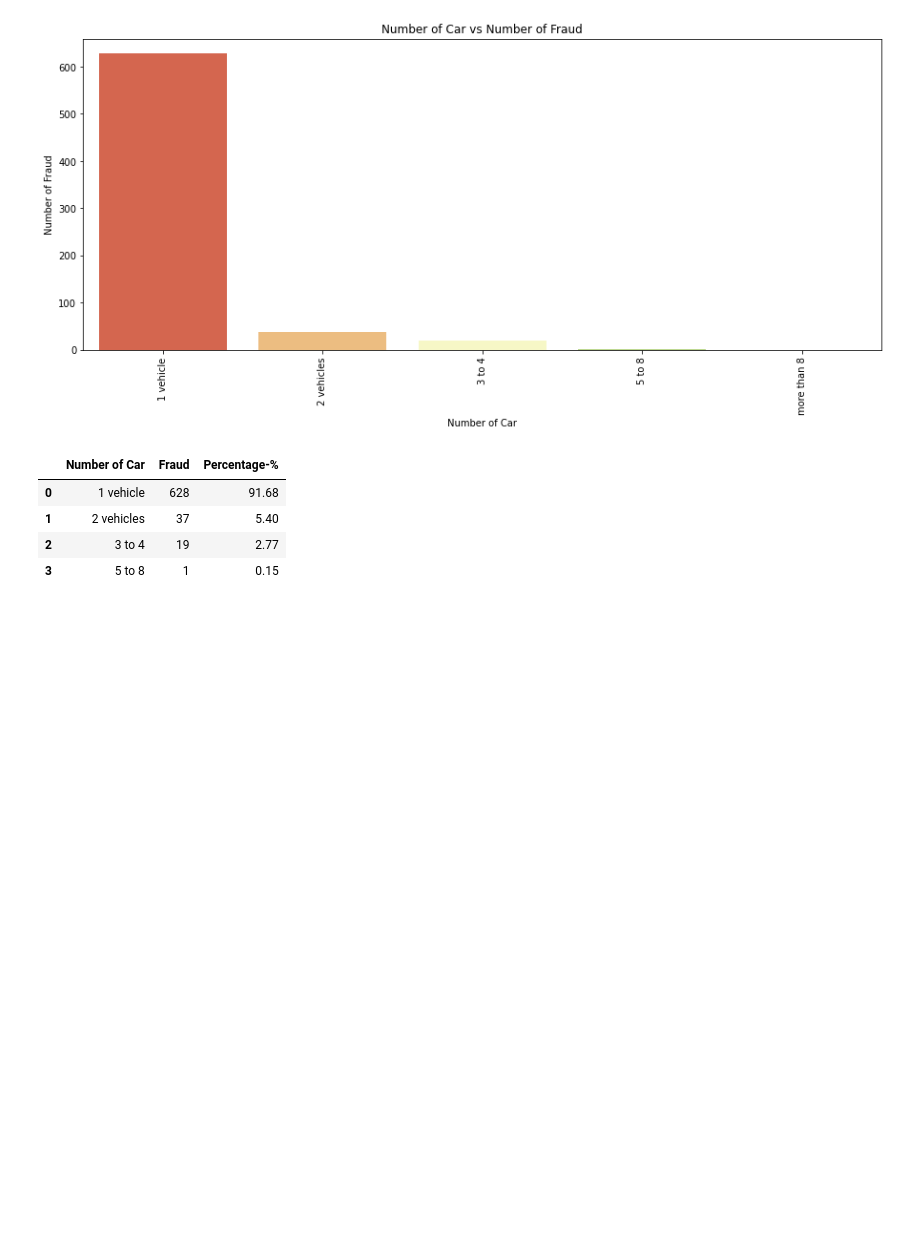
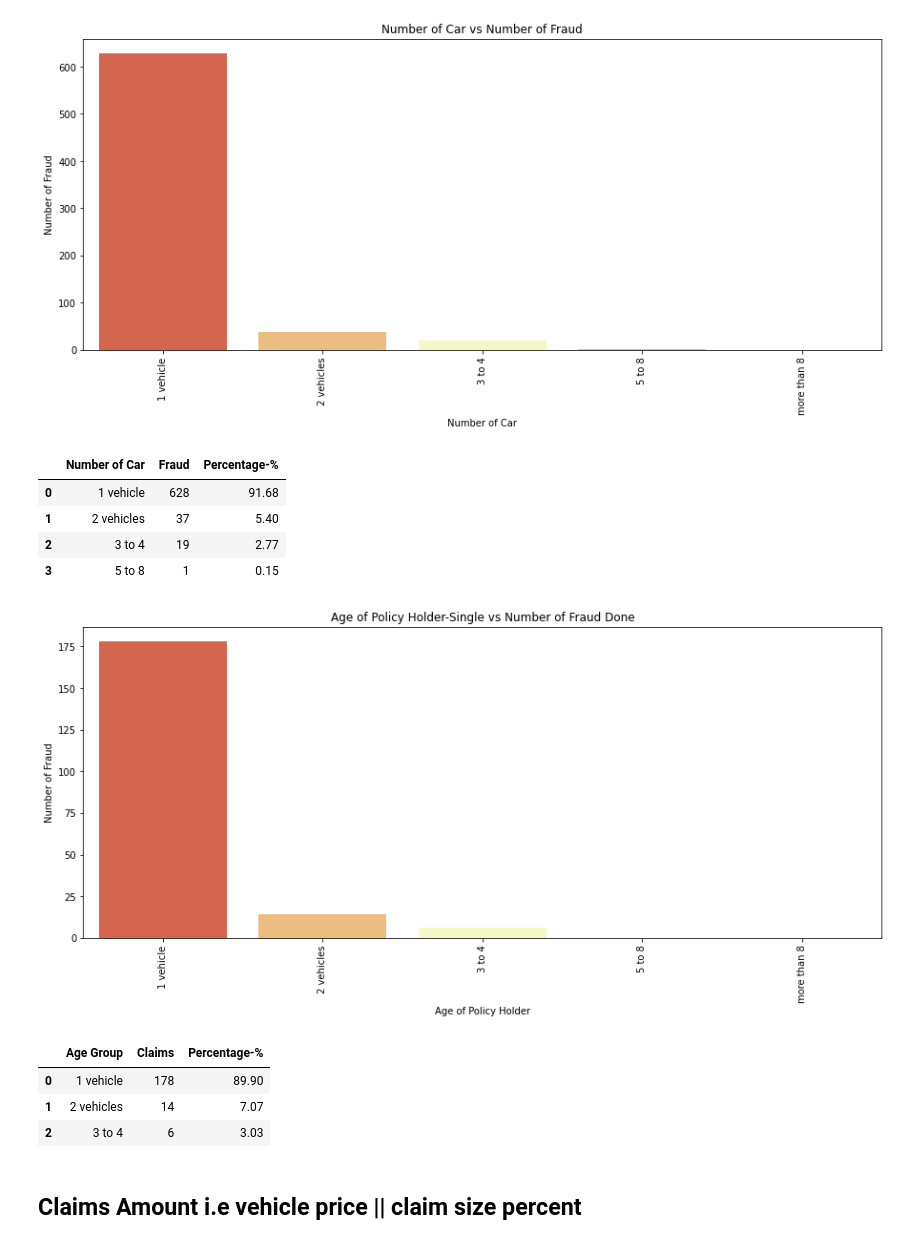
Before and after one commit to aniket414/car-insurance-fraud, a Jupyter notebook: Visualization.ipynb, the cells around one changed output. Saved outputs shown, nothing was run; the diff lists cells and outputs as text; code cells hidden in the pictures; blank space fills up the shorter version.

Commit message:
added more visualization

```diff
--- a/Visualization.ipynb
+++ b/Visualization.ipynb
@@ -405,23 +405,40 @@ pd.DataFrame(claim_array, columns=['Number of Car', 'Fraud', 'Percentage-%'])
 # %%
 customers[customers['FraudFound_P']==1]['PolicyType'].value_counts()
 # %%
-plt.subplots(figsize=(15,6))
-single=customers[customers['MaritalStatus']=='Single']
-sns.countplot('NumberOfCars',data=single[single['FraudFound_P']==1],palette='RdYlGn',order=single['NumberOfCars'].value_counts().index)
+plt.subplots(figsize=(15, 6))
+single = customers[customers['MaritalStatus']=='Single']
+sns.countplot(x='NumberOfCars',
+              data=single[single['FraudFound_P']==1],
+              palette='RdYlGn',
+              order=single['NumberOfCars'].value_counts().index)
+
 plt.xticks(rotation=90)
+
 plt.ylabel('Number of Fraud')
 plt.xlabel('Age of Policy Holder')
 plt.title('Age of Policy Holder-Single vs Number of Fraud Done')
+
 plt.show()
-x=single[single['FraudFound_P']==1]['NumberOfCars'].value_counts().index
-y=np.array(single[single['FraudFound_P']==1]['NumberOfCars'].value_counts().values)
-perFraud=np.true_divide(y, y.sum())*100
-claim_array=[]
+
+x = single[single['FraudFound_P']==1]['NumberOfCars'].value_counts().index
+y = np.array(single[single['FraudFound_P']==1]['NumberOfCars'].value_counts().values)
+perFraud = np.true_divide(y, y.sum()) * 100
+claim_array = []
+
 for i in range(len(perFraud)):
-    small_claim=[]
+    small_claim = []
     small_claim.append(x[i])
     small_claim.append(y[i])
-    small_claim.append(format(perFraud[i],'.2f'))
-    #print(x[i],format(perFraud[i],'.2f'),'%')
+    small_claim.append(format(perFraud[i], '.2f'))
+    #print(x[i], format(perFraud[i], '.2f'), '%')
     claim_array.append(small_claim)
-pd.DataFrame(claim_array,columns=['Age Group','Claims','Percentage-%'])
+
+pd.DataFrame(claim_array, columns=['Age Group', 'Claims', 'Percentage-%'])
+# %% [output]
+[figure, added]
+|  | Age Group | Claims | Percentage-% |
+| 0 | 1 vehicle | 178 | 89.90 |
+| 1 | 2 vehicles | 14 | 7.07 |
+| 2 | 3 to 4 | 6 | 3.03 |
+# %% [markdown]
+## Claims Amount i.e vehicle price || claim size percent
```
Also changed, not shown: parts of 15 cells of this notebook.
